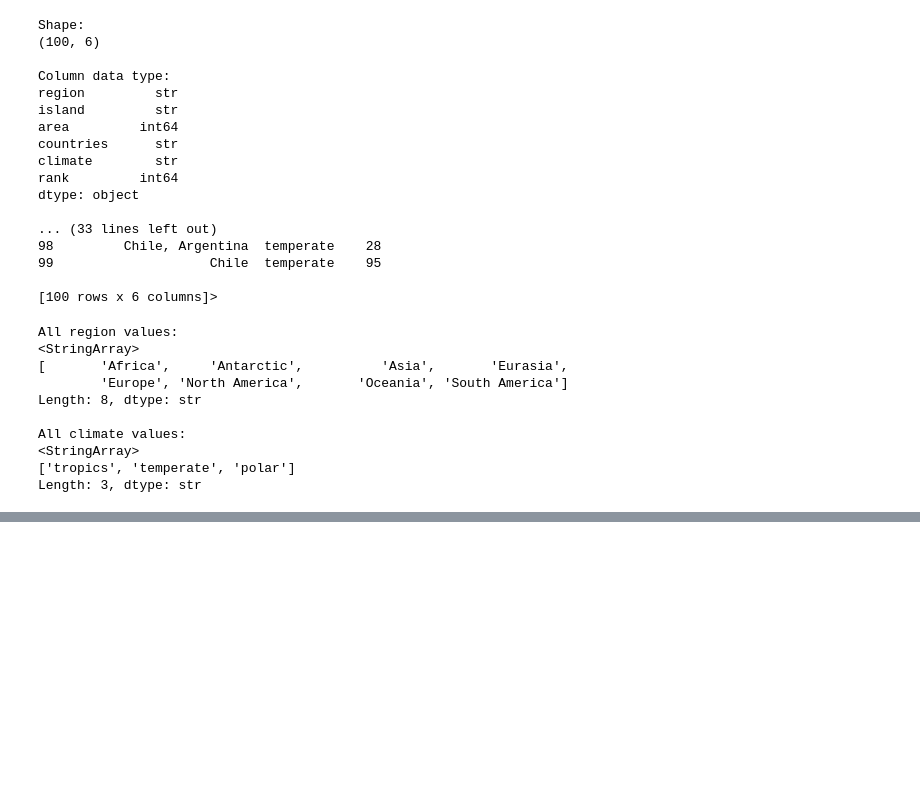
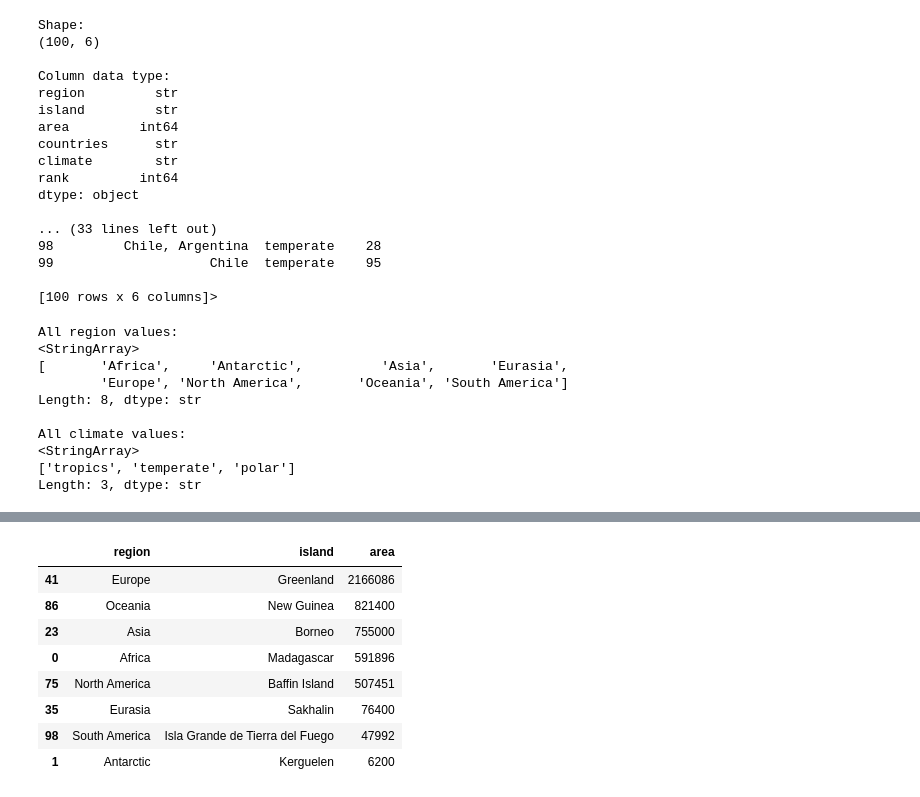
Before and after one commit to dakshita01/data-science-portfolio, a Jupyter notebook: 01-largest-islands/notebook/largest_islands.ipynb, the cells around one changed output, grey strips where cells are left out. Cells and saved outputs as stored; diff of their text form; code cells hidden in the pictures; blank space fills up the shorter version.

```diff
--- a/01-largest-islands/notebook/largest_islands.ipynb
+++ b/01-largest-islands/notebook/largest_islands.ipynb
@@ -79,0 +128,19 @@ Length: 3, dtype: str
+# %%
+# get the index of the max-area row within each region group
+idx_of_largest = df.groupby('region')['area'].idxmax()
+
+# get the full row with the idx_of_largest
+largest_per_region = df.loc[idx_of_largest]
+
+# display sorted by area so we can see the ranking
+largest_per_region[['region', 'island', 'area']].sort_values('area', ascending=False)
+# %% [output]
+|  | region | island | area |
+| 41 | Europe | Greenland | 2166086 |
+| 86 | Oceania | New Guinea | 821400 |
+| 23 | Asia | Borneo | 755000 |
+| 0 | Africa | Madagascar | 591896 |
+| 75 | North America | Baffin Island | 507451 |
+| 35 | Eurasia | Sakhalin | 76400 |
+| 98 | South America | Isla Grande de Tierra del Fuego | 47992 |
+| 1 | Antarctic | Kerguelen | 6200 |
```
Also changed, not shown: parts of 14 cells of this notebook, 1 other file.
